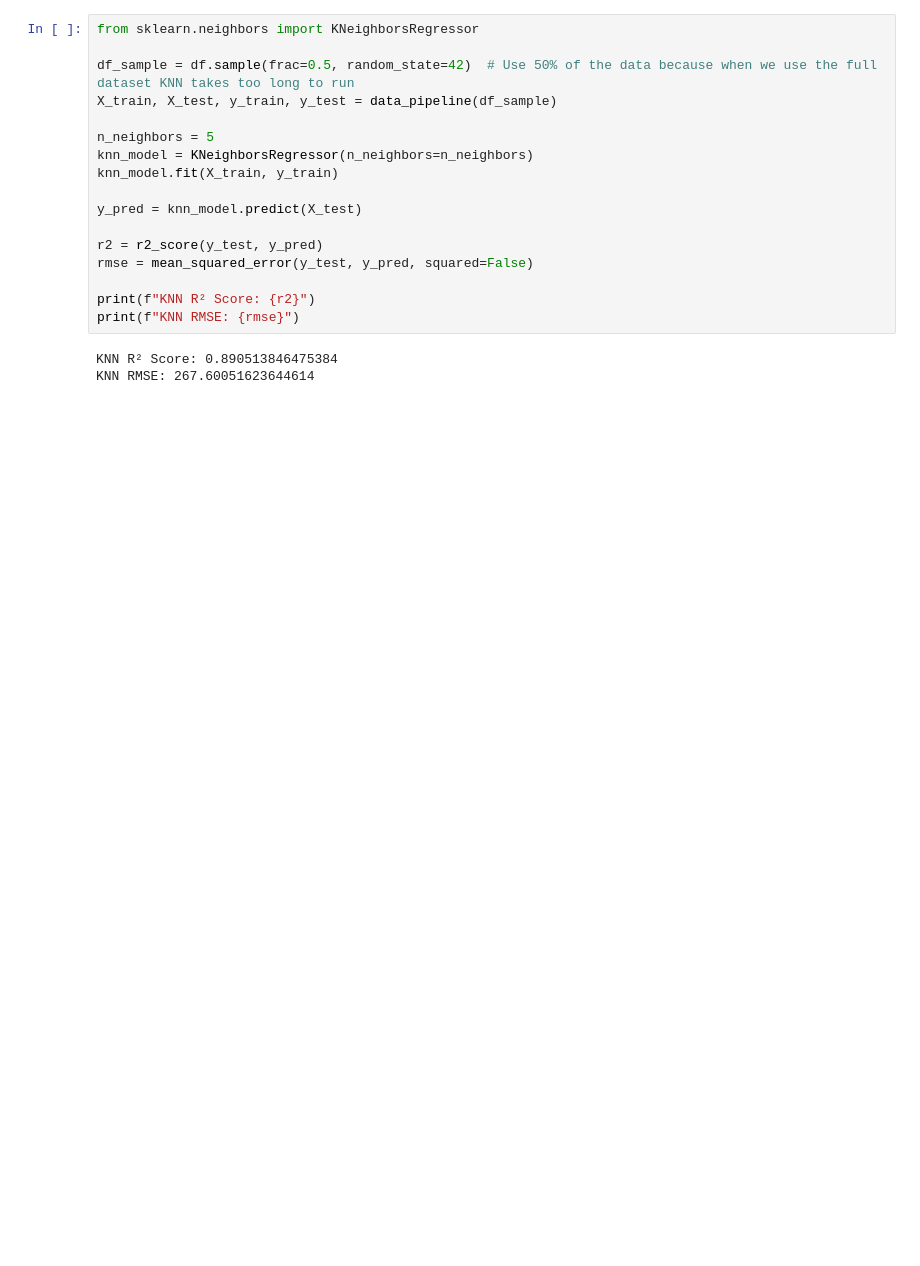
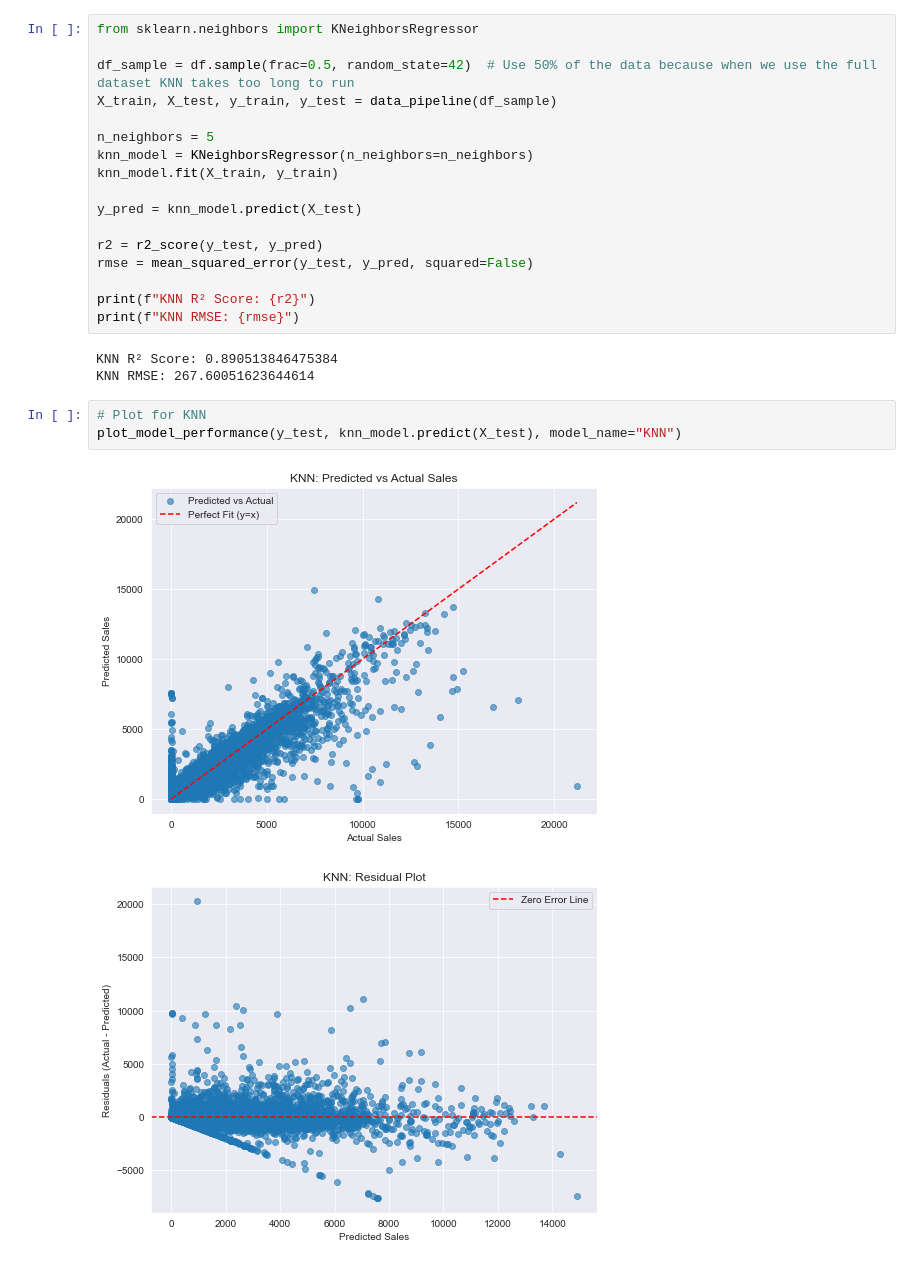
Before and after one commit to CelestineNguyen/DS3001_SalesProject, a Jupyter notebook: refactored_factor_analysis_and_models.ipynb, the cells around one changed output. Drawn from its saved outputs; the diff is of its cells as text; blank space fills up the shorter version.

```diff
--- a/refactored_factor_analysis_and_models.ipynb
+++ b/refactored_factor_analysis_and_models.ipynb
@@ -99,3 +132,9 @@ print(f"KNN RMSE: {rmse}")
 # %% [output]
 KNN R² Score: 0.890513846475384
 KNN RMSE: 267.60051623644614
+# %%
+# Plot for KNN
+plot_model_performance(y_test, knn_model.predict(X_test), model_name="KNN")
+# %% [output]
+[figure, added]
+[figure, added]
```
Also changed, not shown: parts of 2 cells of this notebook.
